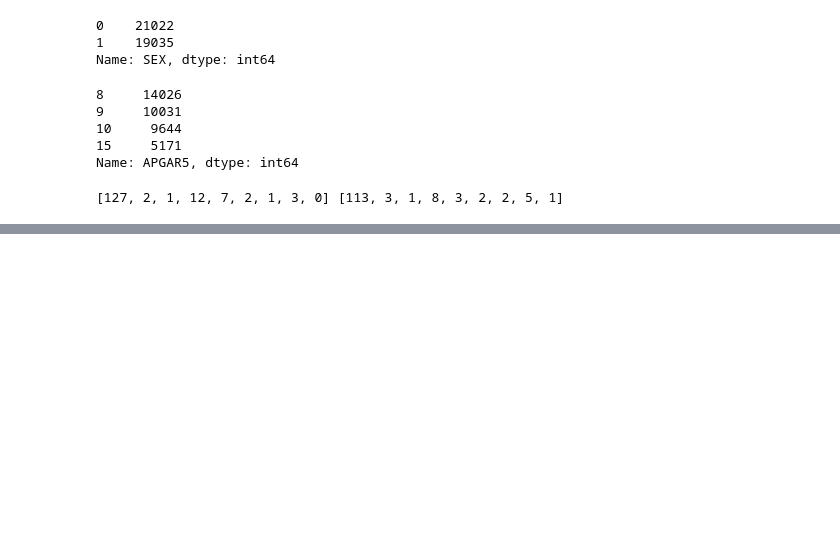
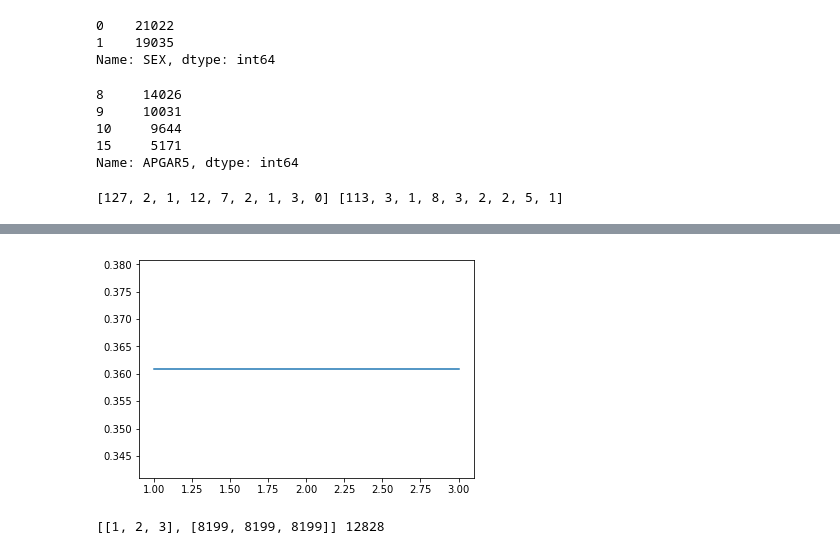
Before and after one commit to mcaballeroguillen/Redes_Neuronales, a Jupyter notebook: Red_Neuronal_1.ipynb, the cells around one changed output, grey strips where cells are left out. Cells and saved outputs as stored; diff of their text form; code cells hidden in the pictures; blank space fills up the shorter version.

```diff
--- a/Red_Neuronal_1.ipynb
+++ b/Red_Neuronal_1.ipynb
@@ -375,0 +433,14 @@ print(len(ytest),len(xtest))
+# %%
+a=red1.entrenar(train,3,test)
+b=[]
+l= len(xtest)
+for x in a[1]:
+    b.append((l-x)/l)
+pyplot.plot(a[0],b)
+pyplot.show()
+# %% [output]
+[figure, added]
+# %%
+print(a,l)
+# %% [output]
+[[1, 2, 3], [8199, 8199, 8199]] 12828
```
Also changed, not shown: parts of 9 cells of this notebook, 1 other file.
